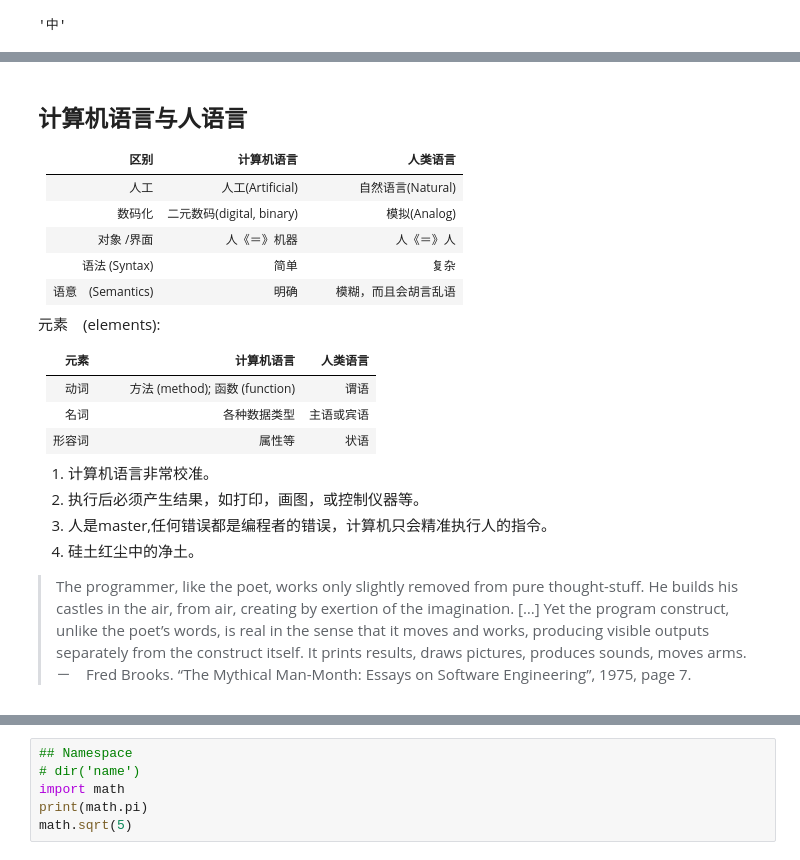
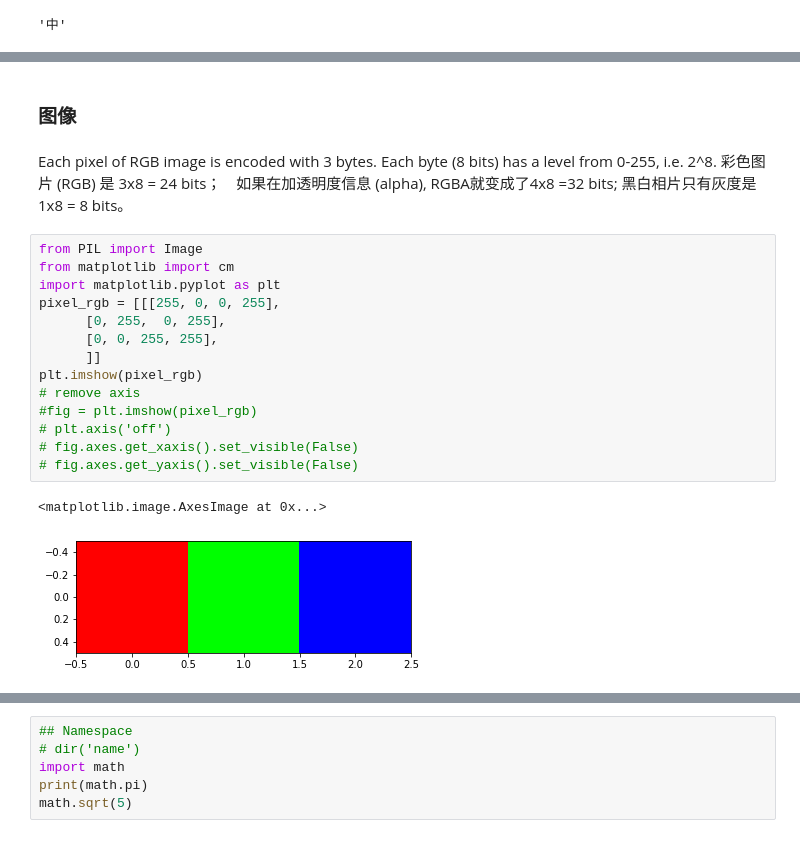
Before and after one commit to cryoguy/studygroup, a Jupyter notebook: 01-intro.ipynb, the cells around one changed output, grey strips where cells are left out. Cells and saved outputs as stored; diff of their text form.

```diff
--- a/01-intro.ipynb
+++ b/01-intro.ipynb
@@ -282,27 +312,21 @@ chr(20013)
-# %% [markdown]
-## 计算机语言与人语言
-
-区别|计算机语言|人类语言
-:----|:-----|:------
-人工|人工(Artificial) | 自然语言(Natural)
-数码化 | 二元数码(digital, binary) | 模拟(Analog)
-对象 /界面　| 人《＝》机器  | 人《＝》人
-语法 (Syntax)  |  简单　　　|　　复杂
-语意　(Semantics) | 明确　|　　模糊，而且会胡言乱语
-
-
-元素　(elements):
-
-元素| 计算机语言 |人类语言
-:-----|:----------|:---------
-动词　| 方法 (method); 函数 (function) | 谓语
-名词　|各种数据类型　　　　　　　　　　|主语或宾语
-形容词 | 属性等　　　　　　　　　　　　|状语
-
-1. 计算机语言非常校准。
-2. 执行后必须产生结果，如打印，画图，或控制仪器等。
-3. 人是master,任何错误都是编程者的错误，计算机只会精准执行人的指令。
-4. 硅土红尘中的净土。
-
-> The programmer, like the poet, works only slightly removed from pure thought-stuff. He builds his castles in the air, from air, creating by exertion of the imagination. […] Yet the program construct, unlike the poet’s words, is real in the sense that it moves and works, producing visible outputs separately from the construct itself. It prints results, draws pictures, produces sounds, moves arms.
-　　　　　　　－　Fred Brooks. “The Mythical Man-Month: Essays on Software Engineering”, 1975, page 7.
+# %% [markdown]
+### 图像
+# %% [markdown]
+Each pixel of RGB image is encoded with 3 bytes. Each byte (8 bits) has a level from 0-255, i.e. 2^8. 彩色图片 (RGB) 是 3x8 = 24 bits；　如果在加透明度信息 (alpha), RGBA就变成了4x8 =32 bits;  黑白相片只有灰度是 1x8 = 8 bits。
+# %%
+from PIL import Image
+from matplotlib import cm
+import matplotlib.pyplot as plt
+pixel_rgb = [[[255, 0, 0, 255],
+      [0, 255,  0, 255],
+      [0, 0, 255, 255],
+      ]]
+plt.imshow(pixel_rgb)
+# remove axis
+#fig = plt.imshow(pixel_rgb)
+# plt.axis('off')
+# fig.axes.get_xaxis().set_visible(False)
+# fig.axes.get_yaxis().set_visible(False)
+# %% [output]
+<matplotlib.image.AxesImage at 0x...>
+[figure, added]
```
Also changed, not shown: parts of 18 cells of this notebook, 3 other files.
